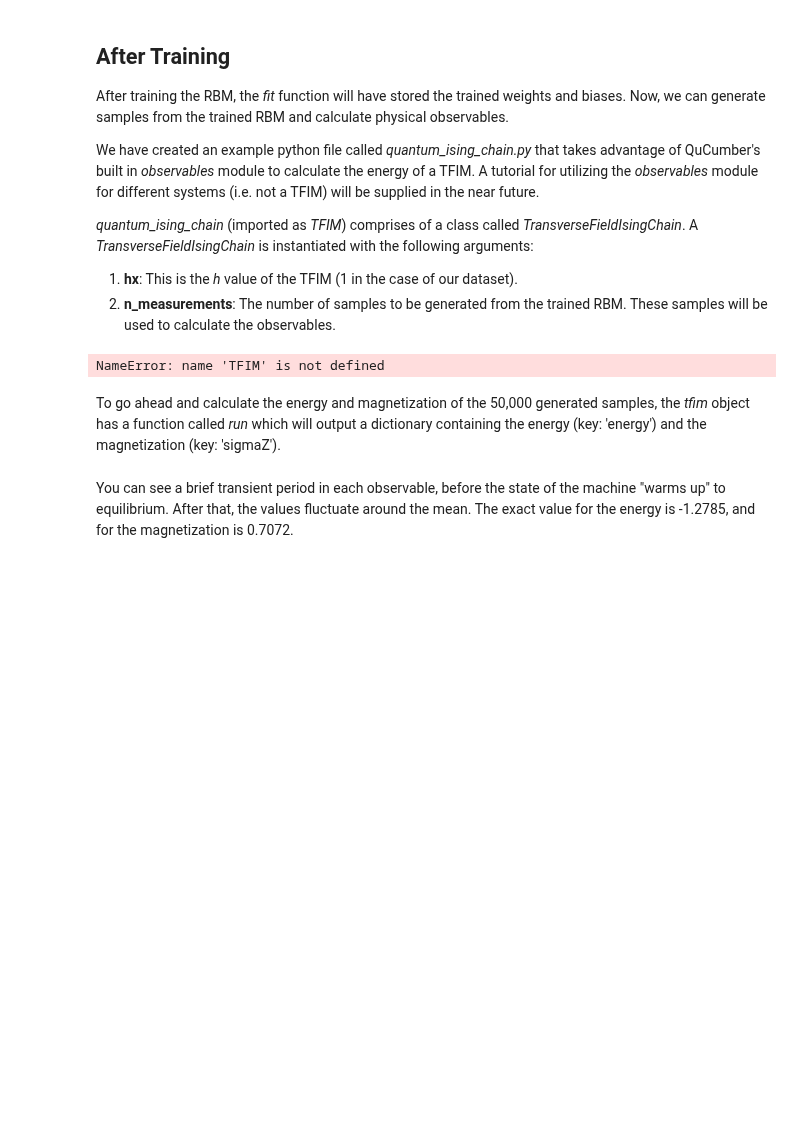
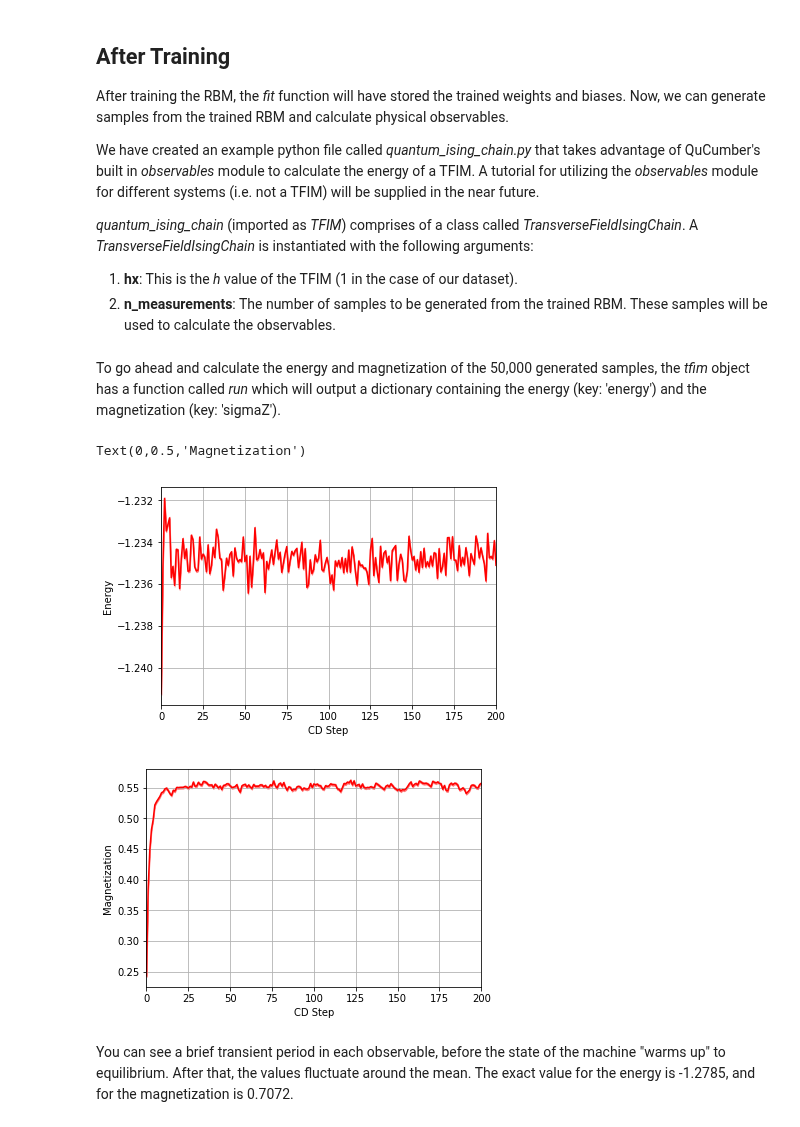
Before and after one commit to PIQuIL/QuCumber, a Jupyter notebook: examples/01_Ising/tutorial_quantum_ising.ipynb, the cells around one changed output. Cells and saved outputs as stored; diff of their text form; code cells hidden in the pictures; blank space fills up the shorter version.

```diff
--- a/examples/01_Ising/tutorial_quantum_ising.ipynb
+++ b/examples/01_Ising/tutorial_quantum_ising.ipynb
@@ -59,7 +61,7 @@ To evaluate how well the RBM is training, we compute the fidelity, $|\langle \ps
 train_samples_path = 'tfim1d_train_samples.txt'
 psi_path           = 'tfim1d_psi.txt'
 
-train_samples,target_psi = data.load_data(tr_sam_path,psi_path)
+train_samples,target_psi = data.load_data(train_samples_path,psi_path)
 # %% [markdown]
 The following arguments are required to construct a **PositiveWavefunction** neural network state:
 
@@ -109,40 +126,45 @@ We have created an example python file called *quantum_ising_chain.py* that take
 1. **hx**: This is the *h* value of the TFIM (1 in the case of our dataset).
 2. **n_measurements**: The number of samples to be generated from the trained RBM. These samples will be used to calculate the observables.
 # %%
-n_measurements = 50000
+n_measurements = 5000
 hx             = 1
 tfim           = TFIM.TransverseFieldIsingChain(hx,n_measurements)
-# %% [output]
-NameError: name 'TFIM' is not defined
 # %% [markdown]
 To go ahead and calculate the energy and magnetization of the 50,000 generated samples, the *tfim* object has a function called *run* which will output a dictionary containing the energy (key: 'energy') and the magnetization (key: 'sigmaZ').
 # %%
-simulation = tfim.Run(nn_state,n_eq=200, show_convergence=True)
+n_eq = 200
+simulation = tfim.Run(nn_state,n_eq, show_convergence=True)
 
-step = list(range(n_eq))
+step = list(range(n_eq+1))
 
 Energy     = simulation['energy']
-err_energy = np.std(Energy)/np.sqrt(Energy.shape[0])
+err_energy = np.std(Energy)/np.sqrt(len(Energy))
 
 sigmaZ = simulation['sigmaZ']
-err_sZ = np.std(sigmaZ)/np.sqrt(sigmaZ.shape[0])
+err_sZ = np.std(sigmaZ)/np.sqrt(len(sigmaZ))
 
+plt.figure(1)
 ax1 = plt.axes()
 ax1.plot(step, Energy, color='red')
 ax1.fill_between(step, Energy-err_energy, Energy+err_energy, color='red', alpha=0.4)
 #ax1.plot(step, true_energy, color='black')
 ax1.grid()
 ax1.set_xlim(0,n_eq)
 ax1.set_xlabel('CD Step')
 ax1.set_ylabel('Energy')
 
+plt.figure(2)
 ax2 = plt.axes()
 ax2.plot(step, sigmaZ, color='red')
 ax2.fill_between(step, sigmaZ-err_sZ, sigmaZ+err_sZ, color='red', alpha=0.4)
 #ax2.plot(step_list, true_mag, color='black')
 ax2.grid()
 ax2.set_xlim(0,n_eq)
 ax2.set_xlabel('CD Step')
 ax2.set_ylabel('Magnetization')
+# %% [output]
+Text(0,0.5,'Magnetization')
+[figure, added]
+[figure, added]
 # %% [markdown]
 You can see a brief transient period in each observable, before the state of the machine "warms up" to equilibrium.  After that, the values fluctuate around the mean.  The exact value for the energy is -1.2785, and for the magnetization is 0.7072.
```
Also changed, not shown: parts of 2 cells of this notebook, 3 other files.
